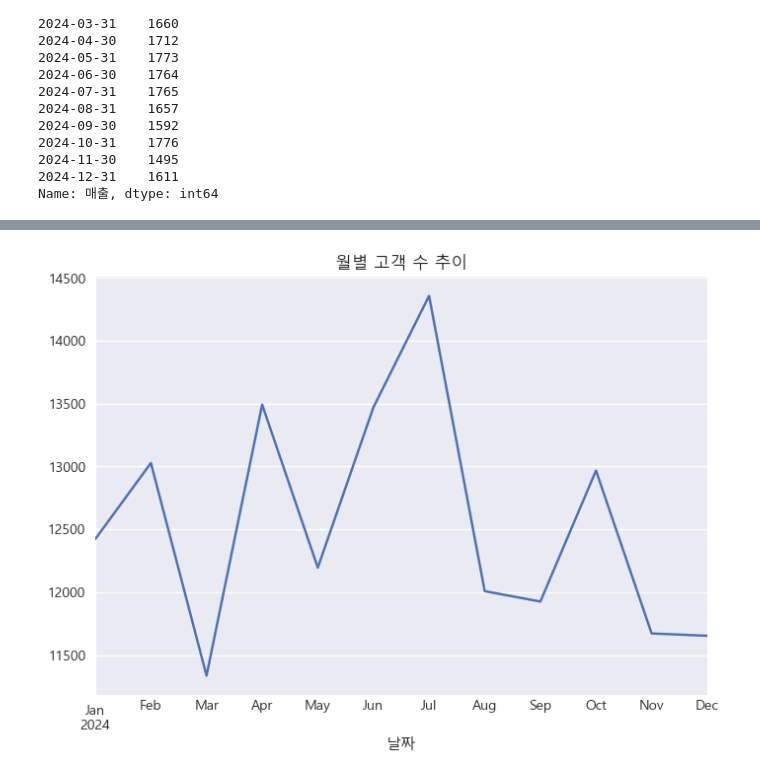
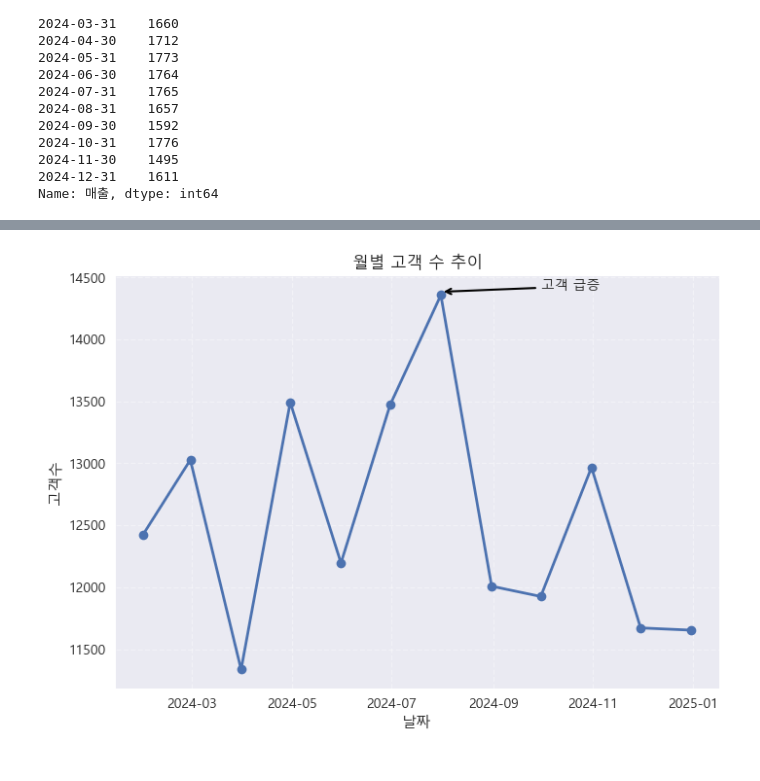
Before and after one commit to ShinJooHyeop/fintech3, a Jupyter notebook: 06machin_learning/numpy연습문제3.ipynb, the cells around one changed output, grey strips where cells are left out. Drawn from its saved outputs; the diff is of its cells as text; code cells hidden in the pictures.

```diff
--- a/06machin_learning/numpy연습문제3.ipynb
+++ b/06machin_learning/numpy연습문제3.ipynb
@@ -205,13 +214,18 @@ sns.boxenplot(data = df2, x=month, y=all_money)
 # %%
 #문제13
 cum_sum = df2.groupby('날짜')['고객수'].sum()
 
 plt.figure()
-cum_sum.plot(kind='line')
+plt.plot(cum_sum, marker='o', linewidth=2)
 plt.title('월별 고객 수 추이')
+plt.xlabel('날짜')
+plt.ylabel('고객수')
+plt.grid(True, linestyle='--', alpha=0.4)
+
 plt.annotate('고객 급증',
-            xy=(6,14358), xytext=(8,15000),
-            arrowprops=dict(arrowstyle='->', lw=1.5))
+             xy=(cum_sum.index[6], 14385), xytext=(cum_sum.index[8], 14400),
+             arrowprops=dict(arrowstyle='->', lw=1.5))
+
 plt.show()
 # %% [output]
-[figure, old version]
+[figure, new version]
```
Also changed, not shown: parts of 7 cells of this notebook, 4 other files.
